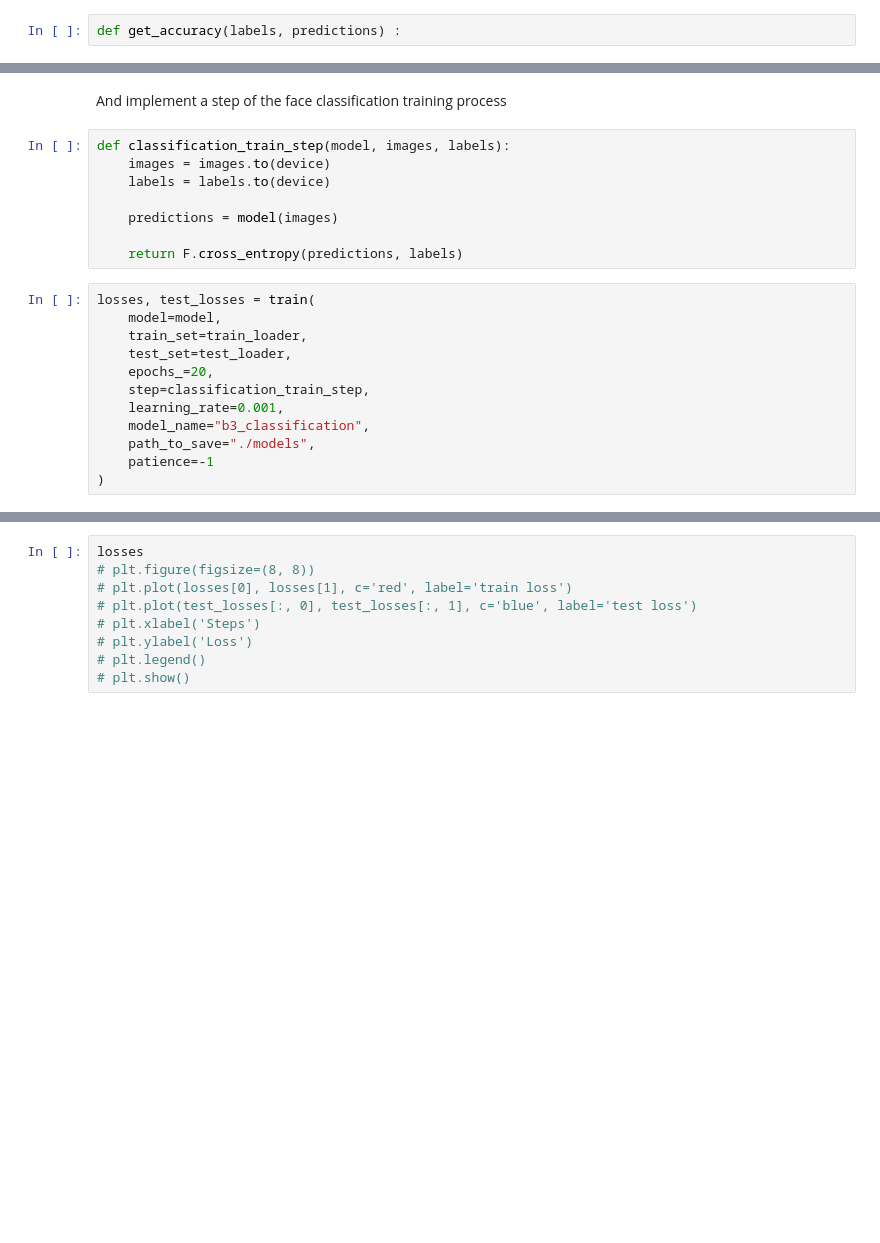
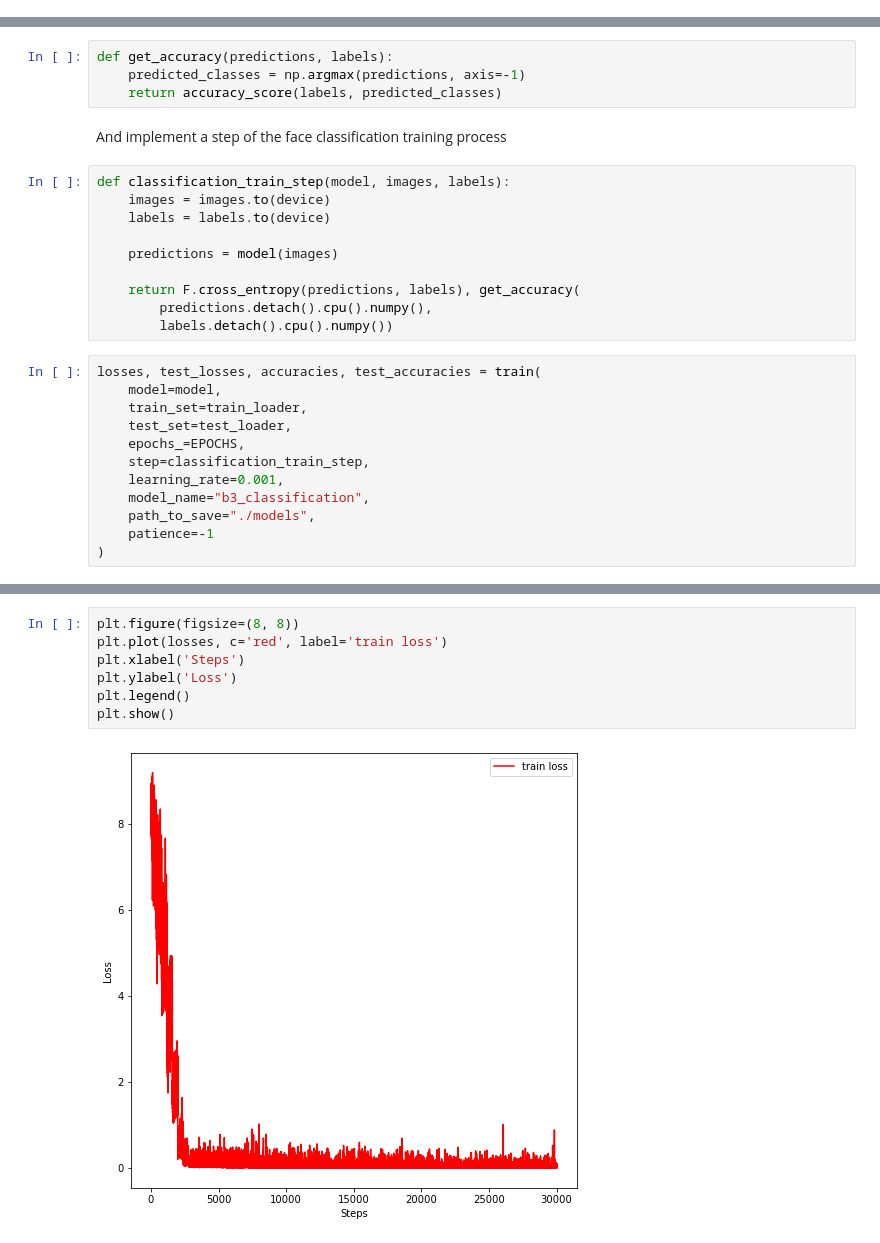
Before and after one commit to carlomunoz34/Face-Recognition, a Jupyter notebook: research/Face Recognition.ipynb, the cells around one changed output, grey strips where cells are left out. Drawn from its saved outputs; the diff is of its cells as text; blank space fills up the shorter version.

```diff
--- a/research/Face Recognition.ipynb
+++ b/research/Face Recognition.ipynb
@@ -310,2 +344,0 @@ def train(model: torch.nn.Module, train_set, test_set, epochs_, step, learning_r
-# %%
-def get_accuracy(labels, predictions) :
@@ -312,3 +347,7 @@ def get_accuracy(labels, predictions) :
+# %%
+def get_accuracy(predictions, labels):
+    predicted_classes = np.argmax(predictions, axis=-1)
+    return accuracy_score(labels, predicted_classes)
 # %% [markdown]
 And implement a step of the face classification training process
 # %%
@@ -318,13 +357,15 @@ def classification_train_step(model, images, labels):
 
     predictions = model(images)
 
-    return F.cross_entropy(predictions, labels)
+    return F.cross_entropy(predictions, labels), get_accuracy(
+        predictions.detach().cpu().numpy(),
+        labels.detach().cpu().numpy())
 # %%
-losses, test_losses = train(
+losses, test_losses, accuracies, test_accuracies = train(
     model=model,
     train_set=train_loader,
     test_set=test_loader,
-    epochs_=20,
+    epochs_=EPOCHS,
     step=classification_train_step,
     learning_rate=0.001,
     model_name="b3_classification",
@@ -334,9 +391,9 @@ losses, test_losses = train(
 # %%
-losses
-# plt.figure(figsize=(8, 8))
-# plt.plot(losses[0], losses[1], c='red', label='train loss')
-# plt.plot(test_losses[:, 0], test_losses[:, 1], c='blue', label='test loss')
-# plt.xlabel('Steps')
-# plt.ylabel('Loss')
-# plt.legend()
-# plt.show()
+plt.figure(figsize=(8, 8))
+plt.plot(losses, c='red', label='train loss')
+plt.xlabel('Steps')
+plt.ylabel('Loss')
+plt.legend()
+plt.show()
+# %% [output]
+[figure, added]
```
Also changed, not shown: parts of 38 cells of this notebook, 7 other files.
